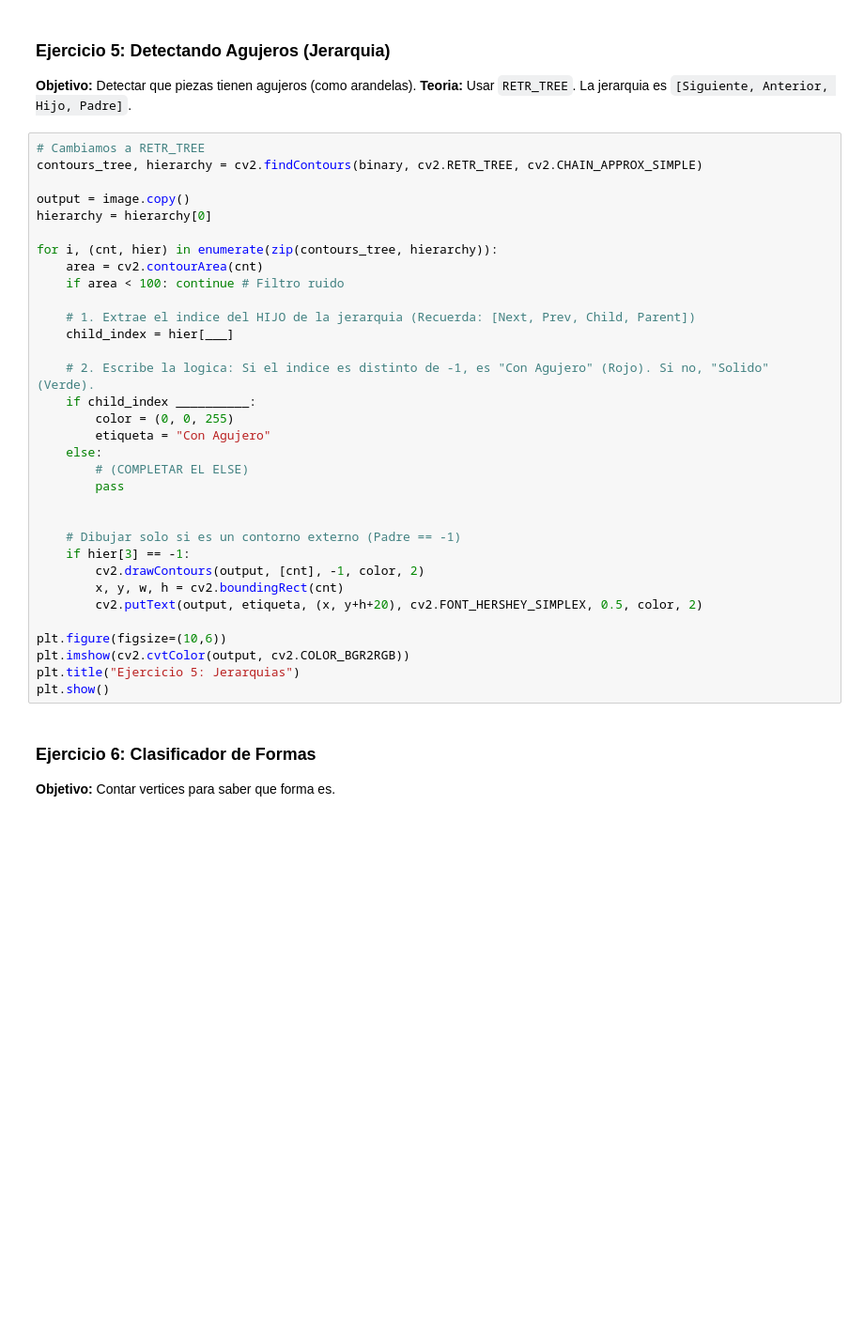
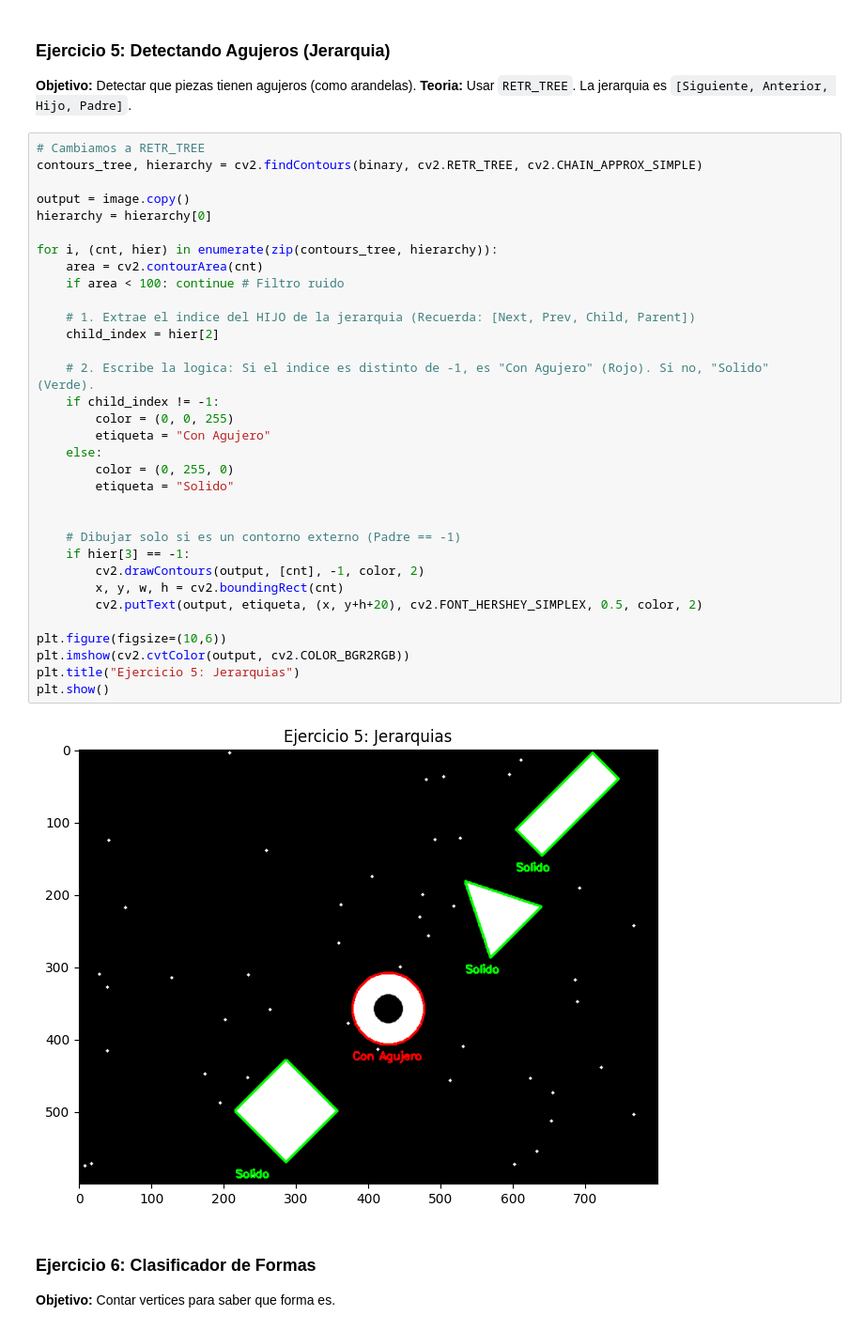
Before and after one commit to JavierPeraltaAzagra/Big-Data-e-IA, a Jupyter notebook: Programacion de IA/Tratamiento de imagen/Ejercicio 7/Practica_7_Contornos.ipynb, the cells around one changed output. Shown at 94% size. Saved outputs shown, nothing was run; the diff lists cells and outputs as text; blank space fills up the shorter version.

```diff
--- a/Programacion de IA/Tratamiento de imagen/Ejercicio 7/Practica_7_Contornos.ipynb
+++ b/Programacion de IA/Tratamiento de imagen/Ejercicio 7/Practica_7_Contornos.ipynb
@@ -138,36 +148,38 @@ plt.show()
 # %%
 # Cambiamos a RETR_TREE
 contours_tree, hierarchy = cv2.findContours(binary, cv2.RETR_TREE, cv2.CHAIN_APPROX_SIMPLE)
 
 output = image.copy()
 hierarchy = hierarchy[0]
 
 for i, (cnt, hier) in enumerate(zip(contours_tree, hierarchy)):
     area = cv2.contourArea(cnt)
     if area < 100: continue # Filtro ruido
 
     # 1. Extrae el indice del HIJO de la jerarquia (Recuerda: [Next, Prev, Child, Parent])
-    child_index = hier[___]
+    child_index = hier[2]
 
     # 2. Escribe la logica: Si el indice es distinto de -1, es "Con Agujero" (Rojo). Si no, "Solido" (Verde).
-    if child_index __________:
+    if child_index != -1:
         color = (0, 0, 255)
         etiqueta = "Con Agujero"
     else:
-        # (COMPLETAR EL ELSE)
-        pass
+        color = (0, 255, 0)
+        etiqueta = "Solido"
 
 
     # Dibujar solo si es un contorno externo (Padre == -1)
     if hier[3] == -1:
         cv2.drawContours(output, [cnt], -1, color, 2)
         x, y, w, h = cv2.boundingRect(cnt)
         cv2.putText(output, etiqueta, (x, y+h+20), cv2.FONT_HERSHEY_SIMPLEX, 0.5, color, 2)
 
 plt.figure(figsize=(10,6))
 plt.imshow(cv2.cvtColor(output, cv2.COLOR_BGR2RGB))
 plt.title("Ejercicio 5: Jerarquias")
 plt.show()
+# %% [output]
+[figure, added]
 # %% [markdown]
 ### Ejercicio 6: Clasificador de Formas
 **Objetivo:** Contar vertices para saber que forma es.
```
Also changed, not shown: parts of 13 cells of this notebook, 1 other file.
